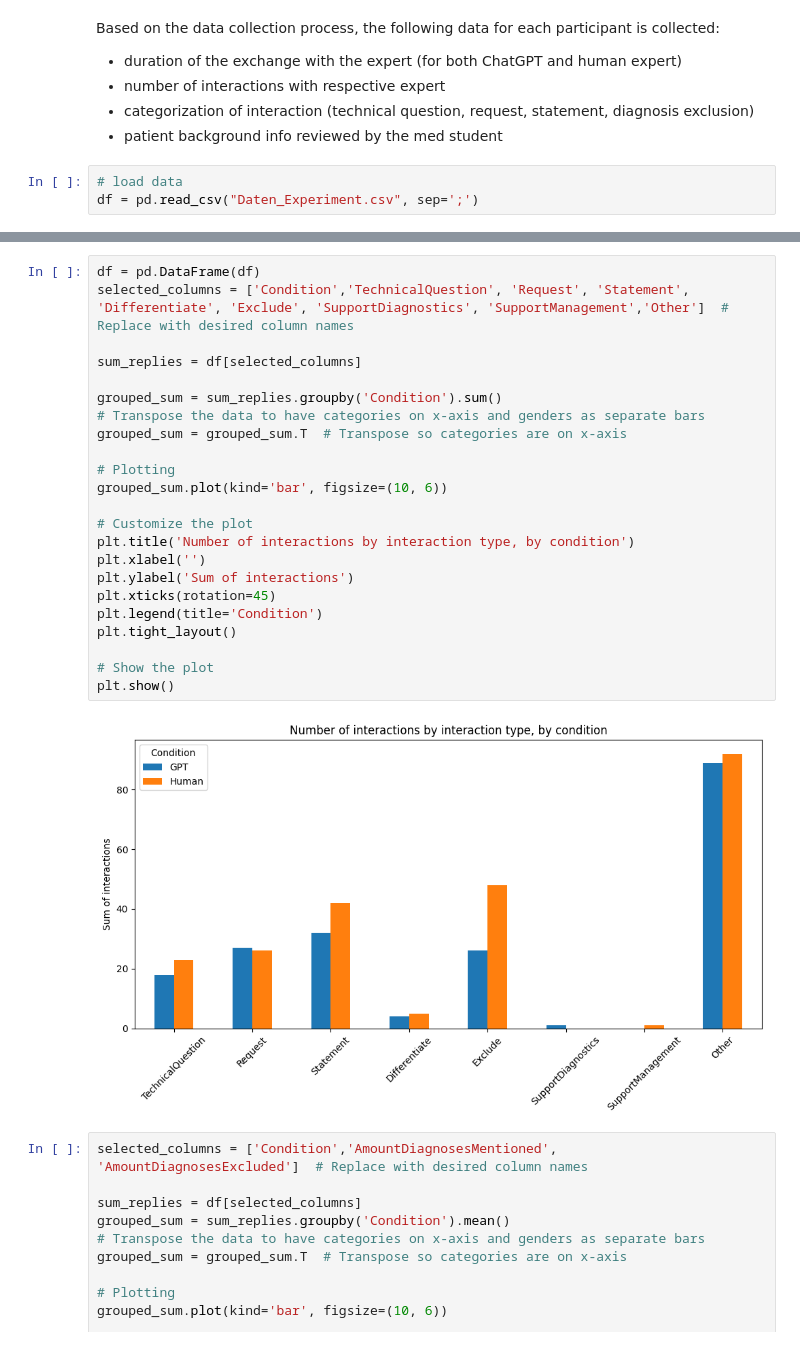
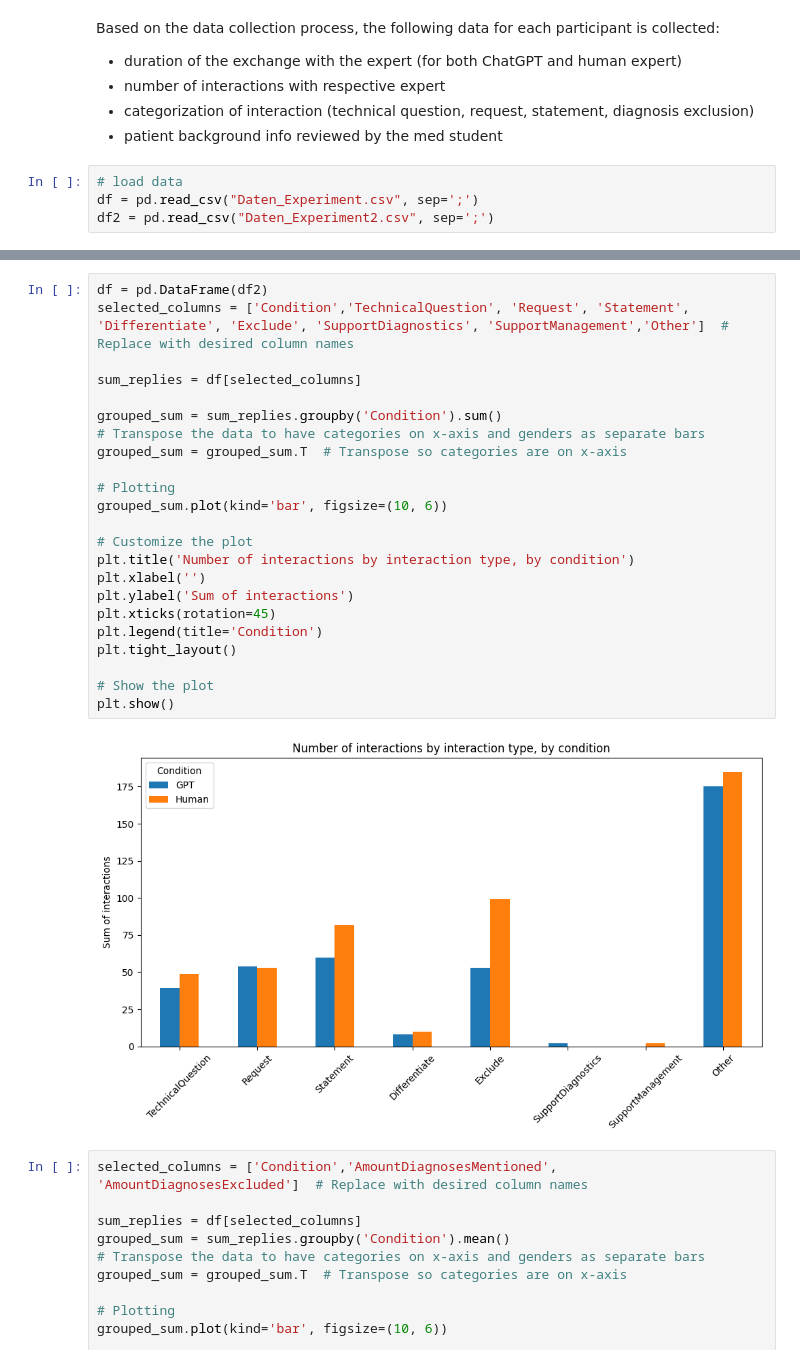
Before and after one commit to SaloWi/cas_mod4, a Jupyter notebook: mod3/CAS_Module_3.ipynb, the cells around one changed output, grey strips where cells are left out. Drawn from its saved outputs; the diff is of its cells as text.

```diff
--- a/mod3/CAS_Module_3.ipynb
+++ b/mod3/CAS_Module_3.ipynb
@@ -45,6 +45,7 @@ Based on the data collection process, the following data for each participant is
 # %%
 # load data
 df = pd.read_csv("Daten_Experiment.csv", sep=';')
+df2 = pd.read_csv("Daten_Experiment2.csv", sep=';')
 # %%
 # data set overview
 #get variables
@@ -137,30 +138,30 @@ axes[1].set_xlabel(' ')
 Text(0.5, 0, ' ')
 [figure]
 # %%
-df = pd.DataFrame(df)
+df = pd.DataFrame(df2)
 selected_columns = ['Condition','TechnicalQuestion', 'Request', 'Statement', 'Differentiate', 'Exclude', 'SupportDiagnostics', 'SupportManagement','Other']  # Replace with desired column names
 
 sum_replies = df[selected_columns]
 
 grouped_sum = sum_replies.groupby('Condition').sum()
 # Transpose the data to have categories on x-axis and genders as separate bars
 grouped_sum = grouped_sum.T  # Transpose so categories are on x-axis
 
 # Plotting
 grouped_sum.plot(kind='bar', figsize=(10, 6))
 
 # Customize the plot
 plt.title('Number of interactions by interaction type, by condition')
 plt.xlabel('')
 plt.ylabel('Sum of interactions')
 plt.xticks(rotation=45)
 plt.legend(title='Condition')
 plt.tight_layout()
 
 # Show the plot
 plt.show()
 # %% [output]
-[figure, old version]
+[figure, new version]
 # %%
 selected_columns = ['Condition','AmountDiagnosesMentioned', 'AmountDiagnosesExcluded']  # Replace with desired column names
 
```
Also changed, not shown: parts of 19 cells of this notebook.
